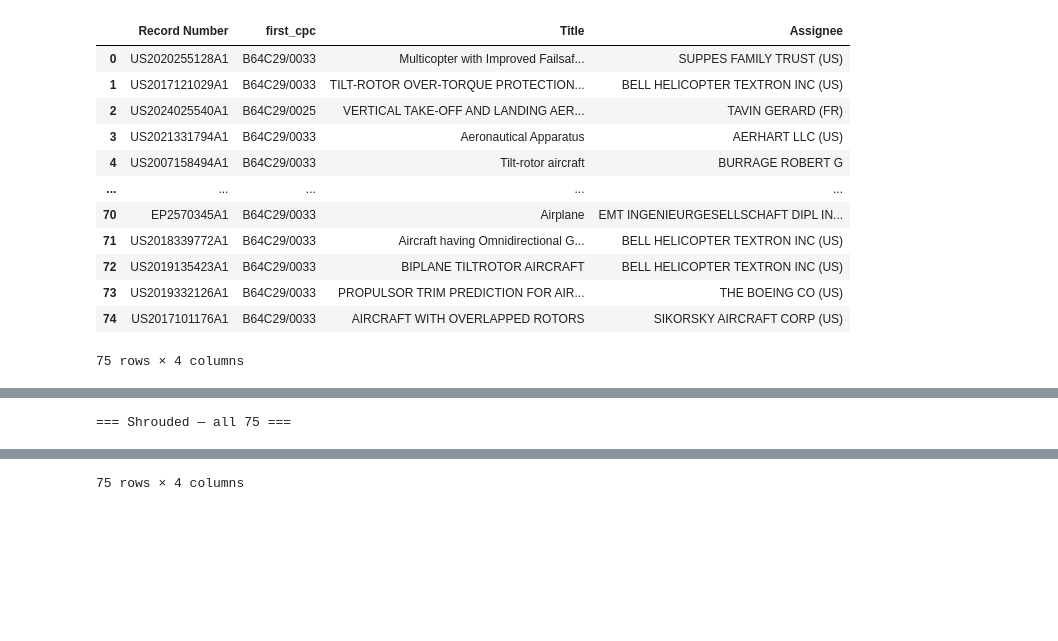
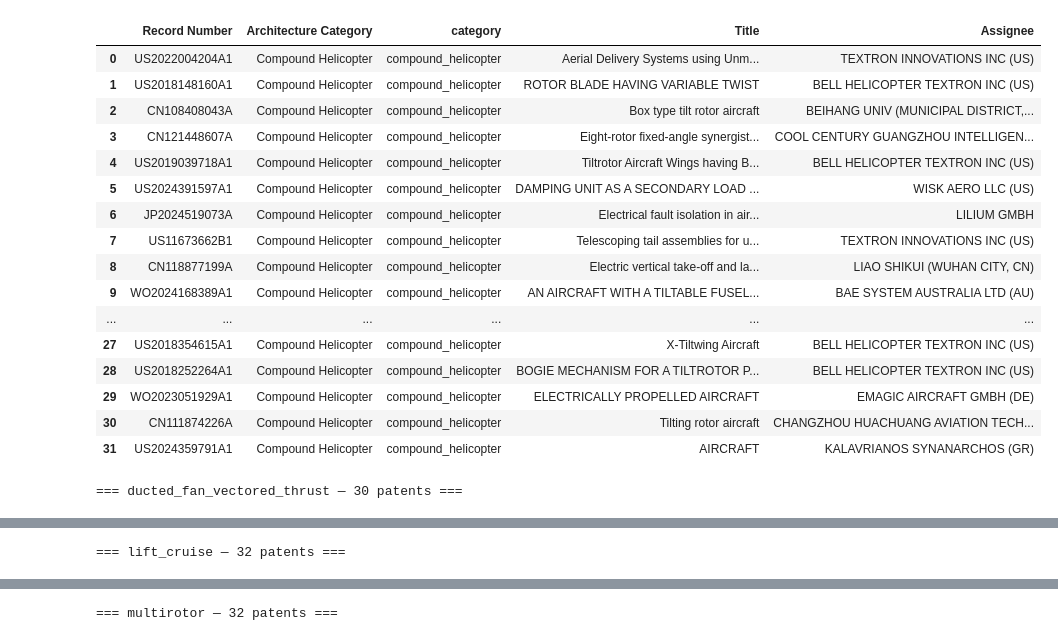
Before and after one commit to vascoslopes272/Patent_Images_Extractor_-_FT_2.0, a Jupyter notebook: My_DataSet_Pipeline/notebooks/00_patent_filter.ipynb, the cells around one changed output, grey strips where cells are left out. Saved outputs shown, nothing was run; the diff lists cells and outputs as text; code cells hidden in the pictures; blank space fills up the shorter version.

```diff
--- a/My_DataSet_Pipeline/notebooks/00_patent_filter.ipynb
+++ b/My_DataSet_Pipeline/notebooks/00_patent_filter.ipynb
@@ -113,0 +107,25 @@ Saved 150 patents → /home/vasco/Vasco Workspace/Tese_Vasco_Lnx/Drive_files_to_
+# %%
+import json
+
+# ── 1) logs/selected_patents.json — consumed by get_subset() (subset.mode="selected")
+logs_dir = Path(cfg["paths"]["logs"])
+logs_dir.mkdir(parents=True, exist_ok=True)
+
+sel_json = {
+    "patents": {
+        rec: {"selected": True}
+        for rec in selected["Record Number"]
+    }
+}
+json_out = logs_dir / "selected_patents.json"
+with open(json_out, "w") as f:
+    json.dump(sel_json, f, indent=2)
+print(f"Saved {len(sel_json['patents'])} patents → {json_out}")
+
+# ── 2) experiment/selected_patents.csv — consumed by organize_processed()
+exp_dir = Path(cfg["paths"]["experiment"])
+exp_dir.mkdir(parents=True, exist_ok=True)
+
+csv_out = exp_dir / "selected_patents.csv"
+selected[["Record Number", "category", "pdf_url"]].to_csv(csv_out, index=False)
+print(f"Saved {len(selected)} patents → {csv_out}")
@@ -114,22 +135,12 @@ Saved 150 patents → /home/vasco/Vasco Workspace/Tese_Vasco_Lnx/Drive_files_to_
 # %%
 from IPython.display import display
 
-REVIEW_COLS = ["Record Number", "_first_cpc", "Title", "Assignee"]
+REVIEW_COLS = ["Record Number", "Architecture Category", "category", "Title", "Assignee"]
 
-print("=== Category counts ===")
+print("=== Final category counts ===")
 print(selected["category"].value_counts().to_string())
 
-print("\n=== Open rotor — all 75 selected (random_state=42) ===")
-display(
-    open_rotor_df[REVIEW_COLS]
-    .rename(columns={"_first_cpc": "first_cpc"})
-    .reset_index(drop=True)
-)
-
-print("\n=== Shrouded — all 75 ===")
-display(
-    shrouded_df[REVIEW_COLS]
-    .rename(columns={"_first_cpc": "first_cpc"})
-    .reset_index(drop=True)
-)
+for cat, sub in selected.groupby("category"):
+    print(f"\n=== {cat} — {len(sub)} patents ===")
+    display(sub[REVIEW_COLS].reset_index(drop=True))
 # %% [output]
@@ -142,13 +155,18 @@ open_rotor    75
-|  | Record Number | first_cpc | Title | Assignee |
-| 0 | US2020255128A1 | B64C29/0033 | Multicopter with Improved Failsaf... | SUPPES FAMILY TRUST (US) |
-| 1 | US2017121029A1 | B64C29/0033 | TILT-ROTOR OVER-TORQUE PROTECTION... | BELL HELICOPTER TEXTRON INC (US) |
-| 2 | US2024025540A1 | B64C29/0025 | VERTICAL TAKE-OFF AND LANDING AER... | TAVIN GERARD (FR) |
-| 3 | US2021331794A1 | B64C29/0033 | Aeronautical Apparatus | AERHART LLC (US) |
-| 4 | US2007158494A1 | B64C29/0033 | Tilt-rotor aircraft | BURRAGE ROBERT G |
-| ... | ... | ... | ... | ... |
-| 70 | EP2570345A1 | B64C29/0033 | Airplane | EMT INGENIEURGESELLSCHAFT DIPL IN... |
-| 71 | US2018339772A1 | B64C29/0033 | Aircraft having Omnidirectional G... | BELL HELICOPTER TEXTRON INC (US) |
-| 72 | US2019135423A1 | B64C29/0033 | BIPLANE TILTROTOR AIRCRAFT | BELL HELICOPTER TEXTRON INC (US) |
-| 73 | US2019332126A1 | B64C29/0033 | PROPULSOR TRIM PREDICTION FOR AIR... | THE BOEING CO (US) |
-| 74 | US2017101176A1 | B64C29/0033 | AIRCRAFT WITH OVERLAPPED ROTORS | SIKORSKY AIRCRAFT CORP (US) |
+|  | Record Number | Architecture Category | category | Title | Assignee |
+| 0 | US2022004204A1 | Compound Helicopter | compound_helicopter | Aerial Delivery Systems using Unm... | TEXTRON INNOVATIONS INC (US) |
+| 1 | US2018148160A1 | Compound Helicopter | compound_helicopter | ROTOR BLADE HAVING VARIABLE TWIST | BELL HELICOPTER TEXTRON INC (US) |
+| 2 | CN108408043A | Compound Helicopter | compound_helicopter | Box type tilt rotor aircraft | BEIHANG UNIV (MUNICIPAL DISTRICT,... |
+| 3 | CN121448607A | Compound Helicopter | compound_helicopter | Eight-rotor fixed-angle synergist... | COOL CENTURY GUANGZHOU INTELLIGEN... |
+| 4 | US2019039718A1 | Compound Helicopter | compound_helicopter | Tiltrotor Aircraft Wings having B... | BELL HELICOPTER TEXTRON INC (US) |
+| 5 | US2024391597A1 | Compound Helicopter | compound_helicopter | DAMPING UNIT AS A SECONDARY LOAD ... | WISK AERO LLC (US) |
+| 6 | JP2024519073A | Compound Helicopter | compound_helicopter | Electrical fault isolation in air... | LILIUM GMBH |
+| 7 | US11673662B1 | Compound Helicopter | compound_helicopter | Telescoping tail assemblies for u... | TEXTRON INNOVATIONS INC (US) |
+| 8 | CN118877199A | Compound Helicopter | compound_helicopter | Electric vertical take-off and la... | LIAO SHIKUI (WUHAN CITY, CN) |
+| 9 | WO2024168389A1 | Compound Helicopter | compound_helicopter | AN AIRCRAFT WITH A TILTABLE FUSEL... | BAE SYSTEM AUSTRALIA LTD (AU) |
+| ... | ... | ... | ... | ... | ... |
+| 27 | US2018354615A1 | Compound Helicopter | compound_helicopter | X-Tiltwing Aircraft | BELL HELICOPTER TEXTRON INC (US) |
+| 28 | US2018252264A1 | Compound Helicopter | compound_helicopter | BOGIE MECHANISM FOR A TILTROTOR P... | BELL HELICOPTER TEXTRON INC (US) |
+| 29 | WO2023051929A1 | Compound Helicopter | compound_helicopter | ELECTRICALLY PROPELLED AIRCRAFT | EMAGIC AIRCRAFT GMBH (DE) |
+| 30 | CN111874226A | Compound Helicopter | compound_helicopter | Tilting rotor aircraft | CHANGZHOU HUACHUANG AVIATION TECH... |
+| 31 | US2024359791A1 | Compound Helicopter | compound_helicopter | AIRCRAFT | KALAVRIANOS SYNANARCHOS (GR) |
-75 rows × 4 columns
+=== ducted_fan_vectored_thrust — 30 patents ===
@@ -155 +190 @@ open_rotor    75
-=== Shrouded — all 75 ===
+=== lift_cruise — 32 patents ===
@@ -168 +208 @@ open_rotor    75
-75 rows × 4 columns
+=== multirotor — 32 patents ===
```
Also changed, not shown: parts of 10 cells of this notebook, 6 other files.
